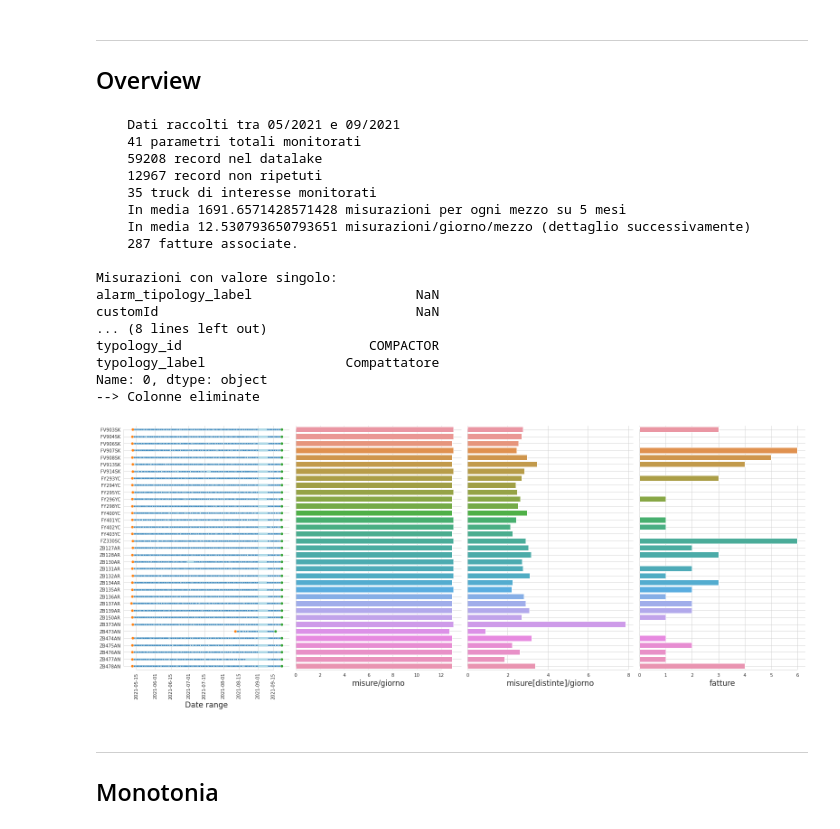
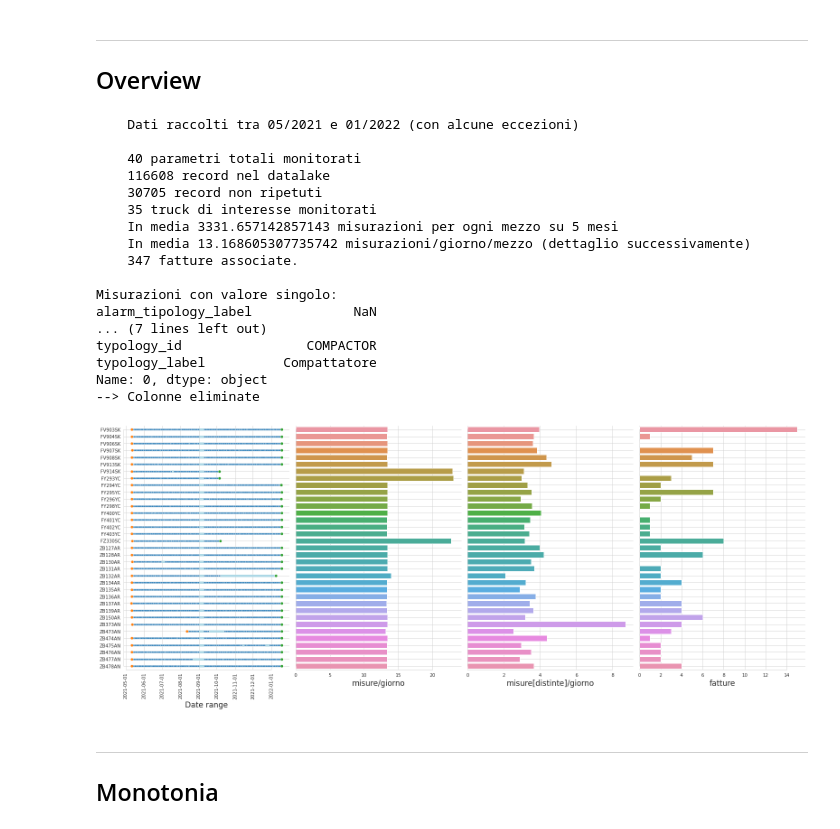
Before and after one commit to antonioalbanese/ai4trucks, a Jupyter notebook: Notebooks/movimatica_analysis.ipynb, the cells around one changed output. Drawn from its saved outputs; the diff is of its cells as text; code cells hidden in the pictures.

```diff
--- a/Notebooks/movimatica_analysis.ipynb
+++ b/Notebooks/movimatica_analysis.ipynb
@@ -26,7 +26,7 @@ Excel files can be downloaded
 # %% [markdown]
 # Data cleaning - [MOVIMATICA/vehicles](https://jupyter.polito.it/expert/hub/user-redirect/lab/tree/ai4Trucks/SEA%20Data%20Lake/MOVIMATICA)
 # %%
-df_MOV_vehicles = read_data("dataset/MOVIMATICA_vehicles.csv", cut_range=True)
+df_MOV_vehicles = read_data("dataset2/Movimatica_vehicles.csv", cut_range=True)
 # df_MOV_vehicles["position_date"] = df_MOV_vehicles.timestamp.dt.date
 df_MOV_vehicles.head()
 # %% [output]
@@ -117,25 +95,25 @@ No handles with labels found to put in legend.
 # %%
 df_MOV_vehicles, u_c = overview(df_MOV_vehicles)
 # %% [output]
-    Dati raccolti tra 05/2021 e 09/2021
-    41 parametri totali monitorati
-    59208 record nel datalake
-    12967 record non ripetuti
+    Dati raccolti tra 05/2021 e 01/2022 (con alcune eccezioni)
+
+    40 parametri totali monitorati
+    116608 record nel datalake
+    30705 record non ripetuti
     35 truck di interesse monitorati
-    In media 1691.6571428571428 misurazioni per ogni mezzo su 5 mesi
-    In media 12.530793650793651 misurazioni/giorno/mezzo (dettaglio successivamente)
-    287 fatture associate.
+    In media 3331.657142857143 misurazioni per ogni mezzo su 5 mesi
+    In media 13.168605307735742 misurazioni/giorno/mezzo (dettaglio successivamente)
+    347 fatture associate.
 
 Misurazioni con valore singolo:
-alarm_tipology_label                     NaN
-customId                                 NaN
-... (8 lines left out)
-typology_id                        COMPACTOR
-typology_label                  Compattatore
+alarm_tipology_label             NaN
+... (7 lines left out)
+typology_id                COMPACTOR
+typology_label          Compattatore
 Name: 0, dtype: object
 --> Colonne eliminate
 # %%
-draw_report(df_MOV_vehicles.drop("filename", axis=1))
+draw_report(df_MOV_vehicles)
 # %% [output]
-[figure, old version]
+[figure, new version]
 # %%
```
Also changed, not shown: parts of 8 cells of this notebook, 6 other files.
